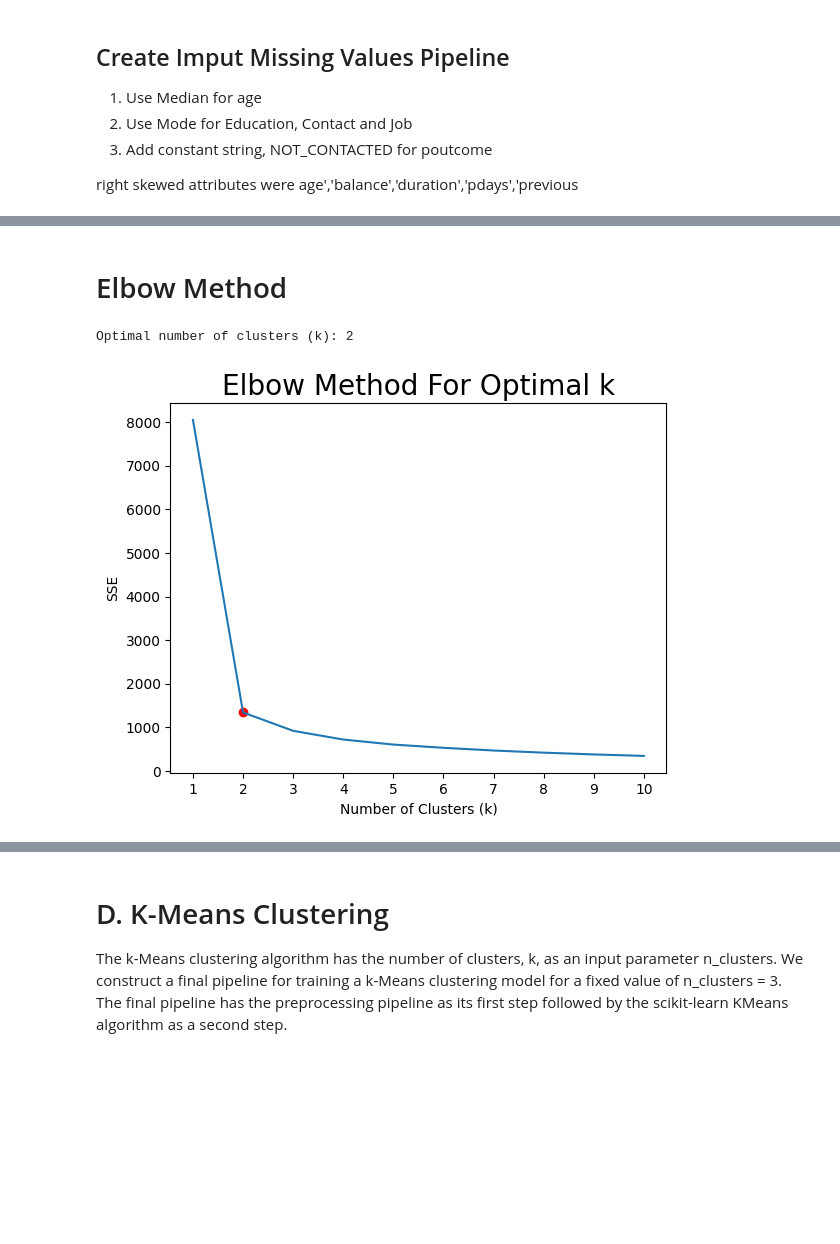
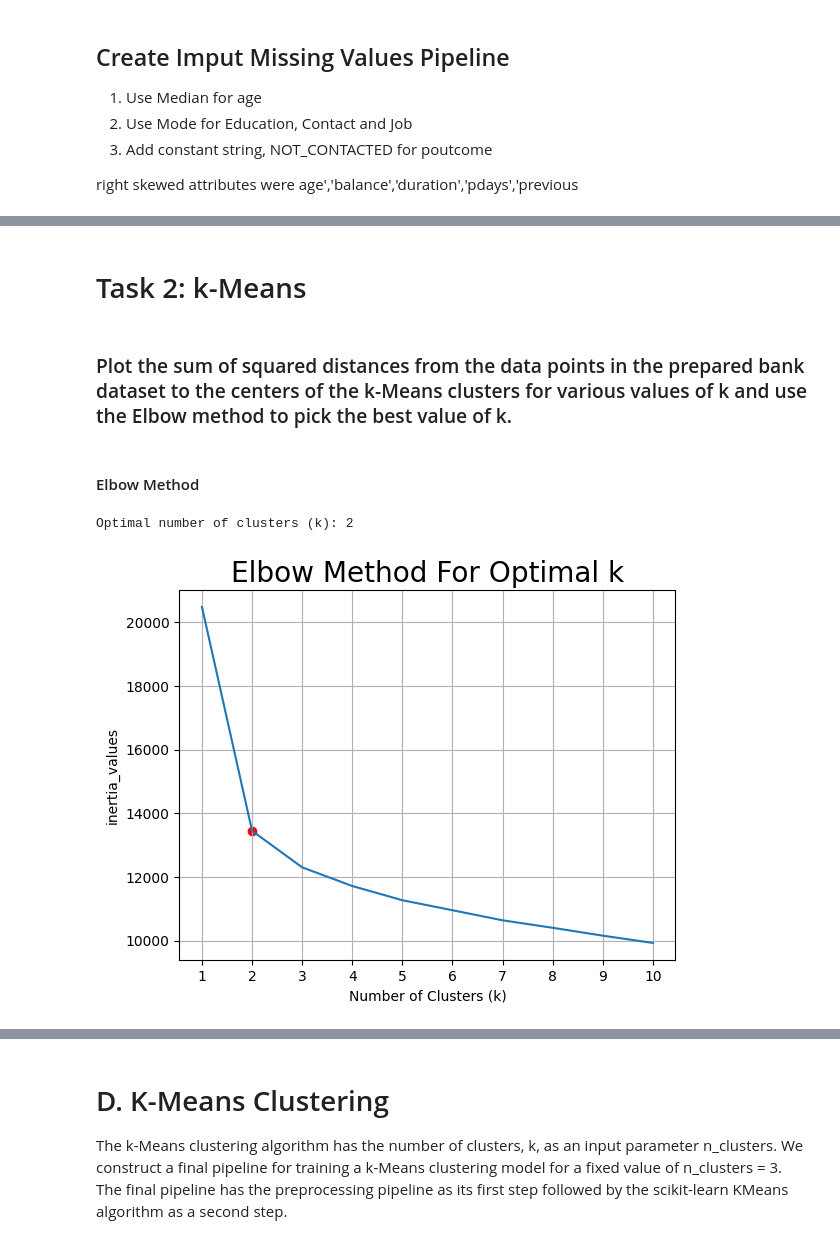
Before and after one commit to qaz73/ULAssignment-2, a Jupyter notebook: etivity2.ipynb, the cells around one changed output, grey strips where cells are left out. Cells and saved outputs as stored; diff of their text form; code cells hidden in the pictures; blank space fills up the shorter version.

```diff
--- a/etivity2.ipynb
+++ b/etivity2.ipynb
@@ -305,27 +322,6 @@ df_post_col_transform = preprocess_pipeline.fit_transform(df)
+# %% [markdown]
+# Task 2: k-Means
+# %% [markdown]
+### Plot the sum of squared distances from the data points in the prepared bank dataset to the centers of the k-Means clusters for various values of k and use the Elbow method to pick the best value of k.
 # %% [markdown]
-# Elbow Method
+#### Elbow Method
-# %%
-sse = []
-
-# Loop through a range of k values (1 to 10 for example)
-for k in range(1, 11):
-    kmeans = KMeans(n_clusters=k, init='k-means++', max_iter=300, n_init=10, random_state=0)
-    kmeans.fit(df_post_col_transform)  # Fit the k-Means model
-    sse.append(kmeans.inertia_)  # Inertia is the sum of squared distances (WCSS)
-
-kl = KneeLocator(range(1, 11), sse, curve="convex", direction="decreasing" )
-print(f"Optimal number of clusters (k): {kl.elbow}")
-
-
-# Plotting the Elbow Method graph
-plt.plot(range(1, 11), sse)
-plt.xticks(range(1, 11))
-plt.scatter(kl.elbow, sse[kl.elbow - 1], color='red', label='Elbow')
-plt.style.use("fivethirtyeight")
-plt.title('Elbow Method For Optimal k')
-plt.xlabel('Number of Clusters (k)')
-plt.ylabel('SSE')
-plt.show()
-# %% [output]
-Optimal number of clusters (k): 2
-[figure, removed]
@@ -333,0 +328,40 @@ Optimal number of clusters (k): 2
+# %%
+# Interia is the sum of the squared distance of the point and its centroid
+inertia_values = []
+
+# KMeans args
+#  n_clusters : The number of clusters to form as well as the number of centroids to generate.
+# ‘k-means++’ : selects initial cluster centroids using sampling based on an empirical probability distribution of the points’ contribution to the overall inertia
+# max_iter : iterations per run
+# n_init : Number of times the k-means algorithm is run with different centroid seeds
+# random_state : Determines random number generation for centroid initialization
+
+#
+#
+# Loop through a range of k values (1 to 10 for example)
+for k in range(1, 11):
+
+
+    model = KMeans(n_clusters=k, init='k-means++', max_iter=300, n_init=10, random_state=0)
+
+    model.fit(df_post_col_transform)  # Fit the k-Means model
+
+    inertia_values.append(model.inertia_)  # Inertia is the sum of squared distances
+
+kl = KneeLocator(range(1, 11), inertia_values, curve="convex", direction="decreasing" )
+
+print(f"Optimal number of clusters (k): {kl.elbow}")
+
+# Plotting the Elbow Method graph
+plt.plot(range(1, 11), inertia_values)
+plt.xticks(range(1, 11))
+plt.scatter(kl.elbow, inertia_values[kl.elbow - 1], color='red', label='Elbow')
+plt.style.use("fivethirtyeight")
+plt.title('Elbow Method For Optimal k')
+plt.xlabel('Number of Clusters (k)')
+plt.ylabel('inertia_values')
+plt.grid(True)
+plt.show()
+# %% [output]
+Optimal number of clusters (k): 2
+[figure, added]
```
Also changed, not shown: parts of 19 cells of this notebook.
